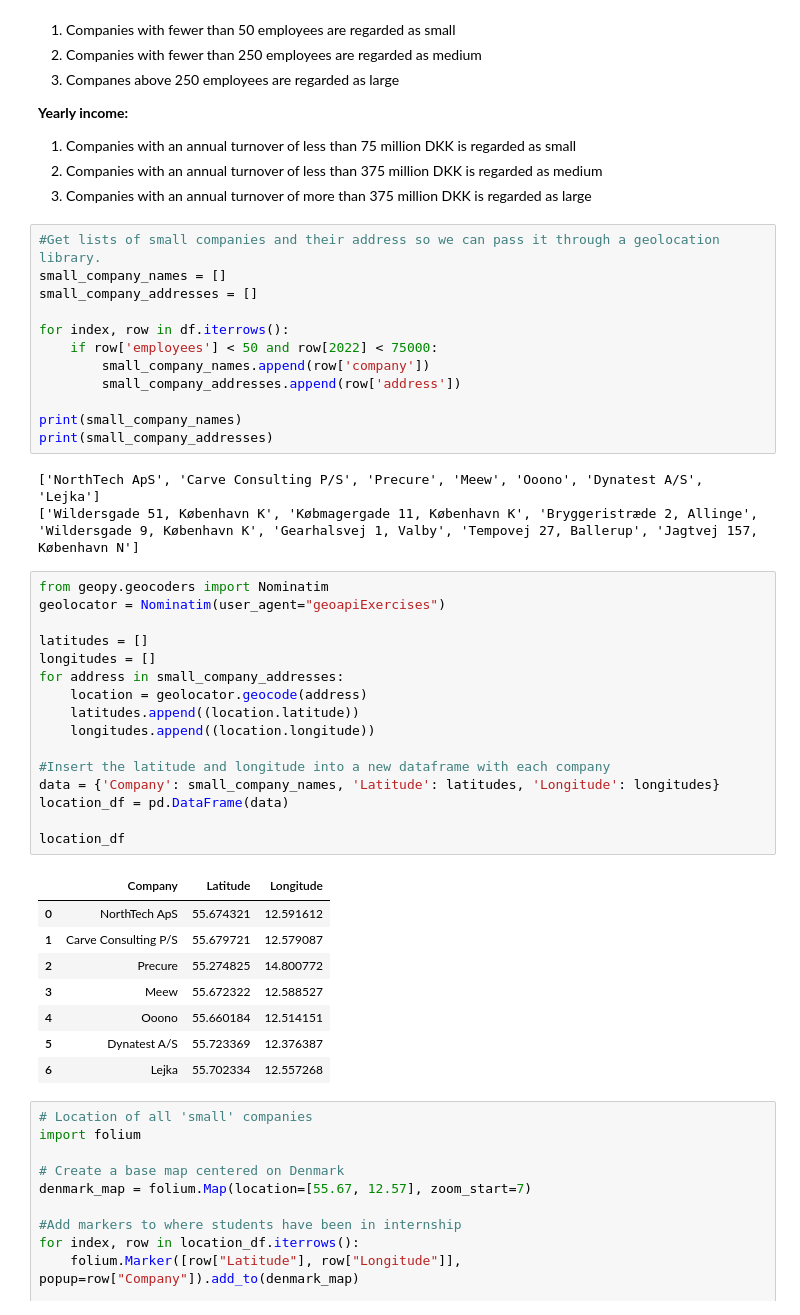
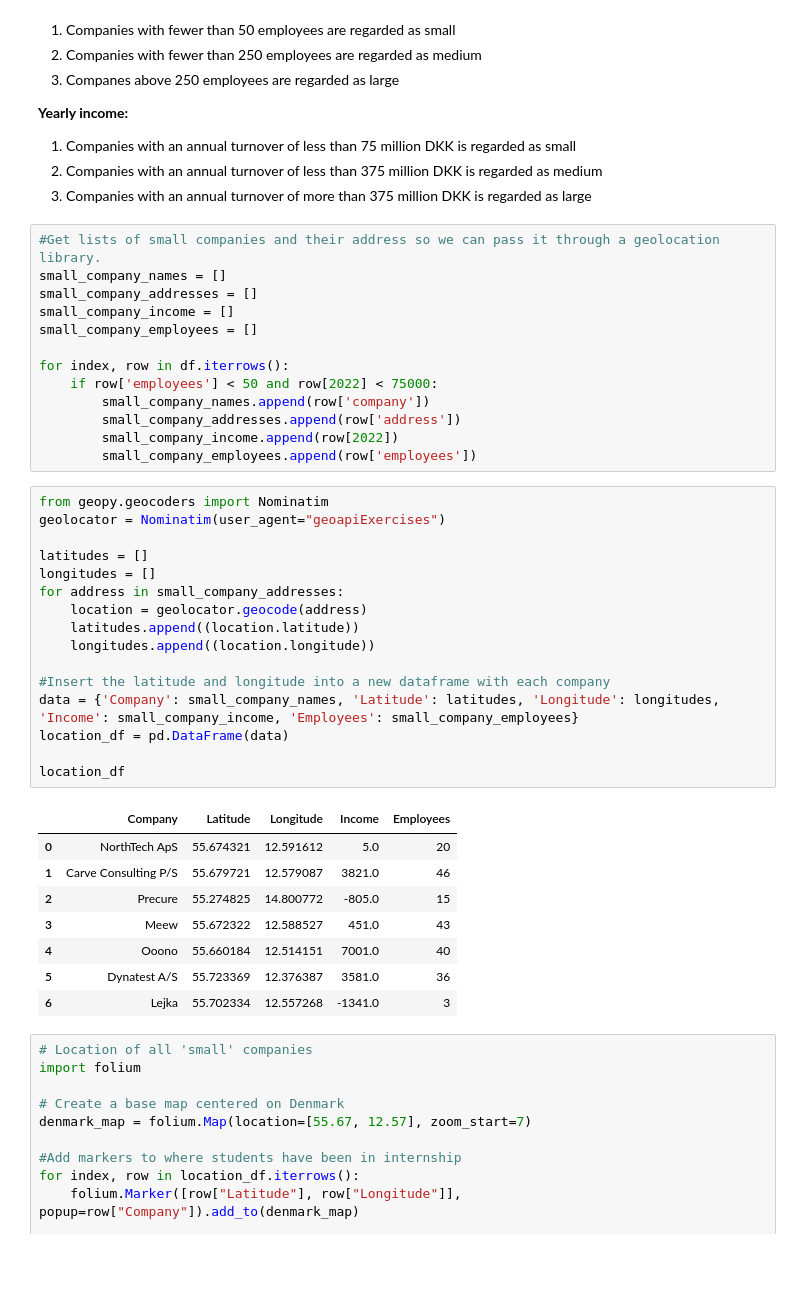
Before and after one commit to FrederikBA/DataScienceMP2, a Jupyter notebook: main.ipynb, the cells around one changed output. Saved outputs shown, nothing was run; the diff lists cells and outputs as text; blank space fills up the shorter version.

```diff
--- a/main.ipynb
+++ b/main.ipynb
@@ -80,42 +81,40 @@ We will base the size of a company on the amount of employees according the the
 #Get lists of small companies and their address so we can pass it through a geolocation library.
 small_company_names = []
 small_company_addresses = []
+small_company_income = []
+small_company_employees = []
 
 for index, row in df.iterrows():
     if row['employees'] < 50 and row[2022] < 75000:
         small_company_names.append(row['company'])
         small_company_addresses.append(row['address'])
-
-print(small_company_names)
-print(small_company_addresses)
+        small_company_income.append(row[2022])
+        small_company_employees.append(row['employees'])
-# %% [output]
-['NorthTech ApS', 'Carve Consulting P/S', 'Precure', 'Meew', 'Ooono', 'Dynatest A/S', 'Lejka']
-['Wildersgade 51, København K', 'Købmagergade 11, København K', 'Bryggeristræde 2, Allinge', 'Wildersgade 9, København K', 'Gearhalsvej 1, Valby', 'Tempovej 27, Ballerup', 'Jagtvej 157, København N']
 # %%
 from geopy.geocoders import Nominatim
 geolocator = Nominatim(user_agent="geoapiExercises")
 
 latitudes = []
 longitudes = []
 for address in small_company_addresses:
     location = geolocator.geocode(address)
     latitudes.append((location.latitude))
     longitudes.append((location.longitude))
 
 #Insert the latitude and longitude into a new dataframe with each company
-data = {'Company': small_company_names, 'Latitude': latitudes, 'Longitude': longitudes}
+data = {'Company': small_company_names, 'Latitude': latitudes, 'Longitude': longitudes, 'Income': small_company_income, 'Employees': small_company_employees}
 location_df = pd.DataFrame(data)
 
 location_df
 # %% [output]
-|  | Company | Latitude | Longitude |
-| 0 | NorthTech ApS | 55.674321 | 12.591612 |
-| 1 | Carve Consulting P/S | 55.679721 | 12.579087 |
-| 2 | Precure | 55.274825 | 14.800772 |
-| 3 | Meew | 55.672322 | 12.588527 |
-| 4 | Ooono | 55.660184 | 12.514151 |
-| 5 | Dynatest A/S | 55.723369 | 12.376387 |
-| 6 | Lejka | 55.702334 | 12.557268 |
+|  | Company | Latitude | Longitude | Income | Employees |
+| 0 | NorthTech ApS | 55.674321 | 12.591612 | 5.0 | 20 |
+| 1 | Carve Consulting P/S | 55.679721 | 12.579087 | 3821.0 | 46 |
+| 2 | Precure | 55.274825 | 14.800772 | -805.0 | 15 |
+| 3 | Meew | 55.672322 | 12.588527 | 451.0 | 43 |
+| 4 | Ooono | 55.660184 | 12.514151 | 7001.0 | 40 |
+| 5 | Dynatest A/S | 55.723369 | 12.376387 | 3581.0 | 36 |
+| 6 | Lejka | 55.702334 | 12.557268 | -1341.0 | 3 |
 # %%
 # Location of all 'small' companies
 import folium
```
Also changed, not shown: parts of 5 cells of this notebook.
